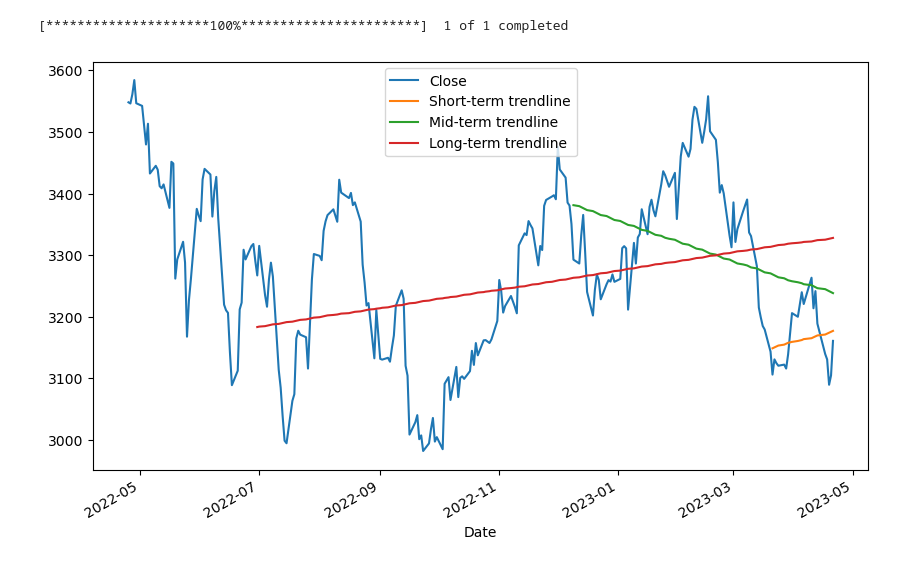
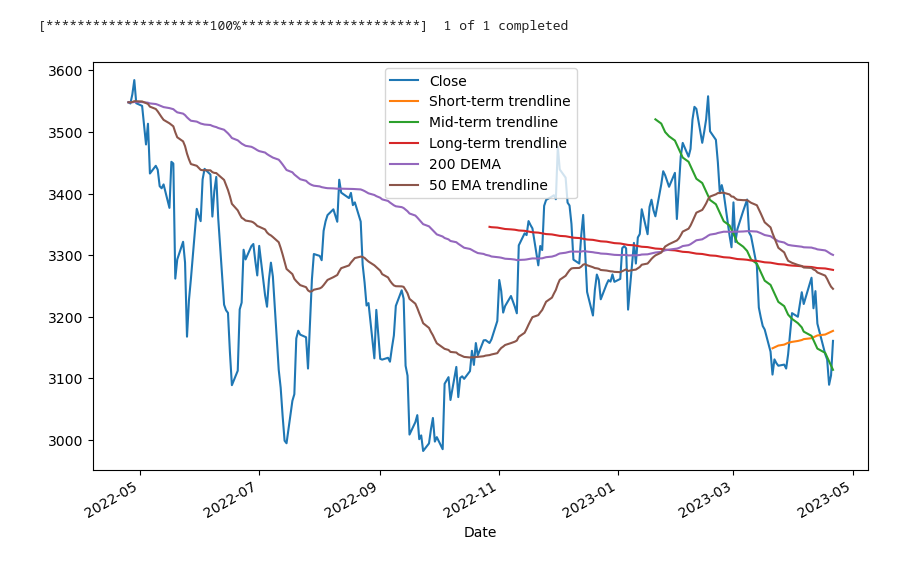
Before and after one commit to Spyder96/Telegram, a Jupyter notebook: YFinance.ipynb, the cells around one changed output. Saved outputs shown, nothing was run; the diff lists cells and outputs as text; code cells hidden in the pictures.

```diff
--- a/YFinance.ipynb
+++ b/YFinance.ipynb
@@ -87,34 +87,36 @@ from scipy.stats import linregress
 #df.set_index('Date', inplace=True)
 
 # Define a function to calculate the slope and y-intercept of a trendline
 def calculate_trendline(x, y):
     slope, intercept, r_value, p_value, std_err = linregress(x, y)
     return slope * x + intercept
 
 # Define the time periods for each trendline
 short_term_period = 20
-mid_term_period = 90
-long_term_period = 200
+mid_term_period = 60
+long_term_period = 120
 
 # Calculate the short-term trendline using linear regression
 short_term_trendline = calculate_trendline(np.arange(len(df['Close']))[-short_term_period:], df['Close'][-short_term_period:])
 
 # Calculate the mid-term trendline using linear regression
 mid_term_trendline = calculate_trendline(np.arange(len(df['Close']))[-mid_term_period:], df['Close'][-mid_term_period:])
 
 # Calculate the long-term trendline using linear regression
 long_term_trendline = calculate_trendline(np.arange(len(df['Close']))[-long_term_period:], df['Close'][-long_term_period:])
 
 # Plot the price data and trendlines
 fig, ax = plt.subplots(figsize=(10, 6))
 
 df['Close'].plot(ax=ax, label='Close')
 ax.plot(df.index[-short_term_period:], short_term_trendline, label='Short-term trendline')
 ax.plot(df.index[-mid_term_period:], mid_term_trendline, label='Mid-term trendline')
 ax.plot(df.index[-long_term_period:], long_term_trendline, label='Long-term trendline')
+ax.plot( df['EMA200'].index , df['EMA200'] , label='200 DEMA')
+ax.plot( df['EMA50'].index , df['EMA50'] , label='50 EMA trendline')
 
 ax.legend()
 plt.show()
 # %% [output]
-[figure, old version]
+[figure, new version]
 # %%
```
Also changed, not shown: parts of 17 cells of this notebook, 3 other files.
